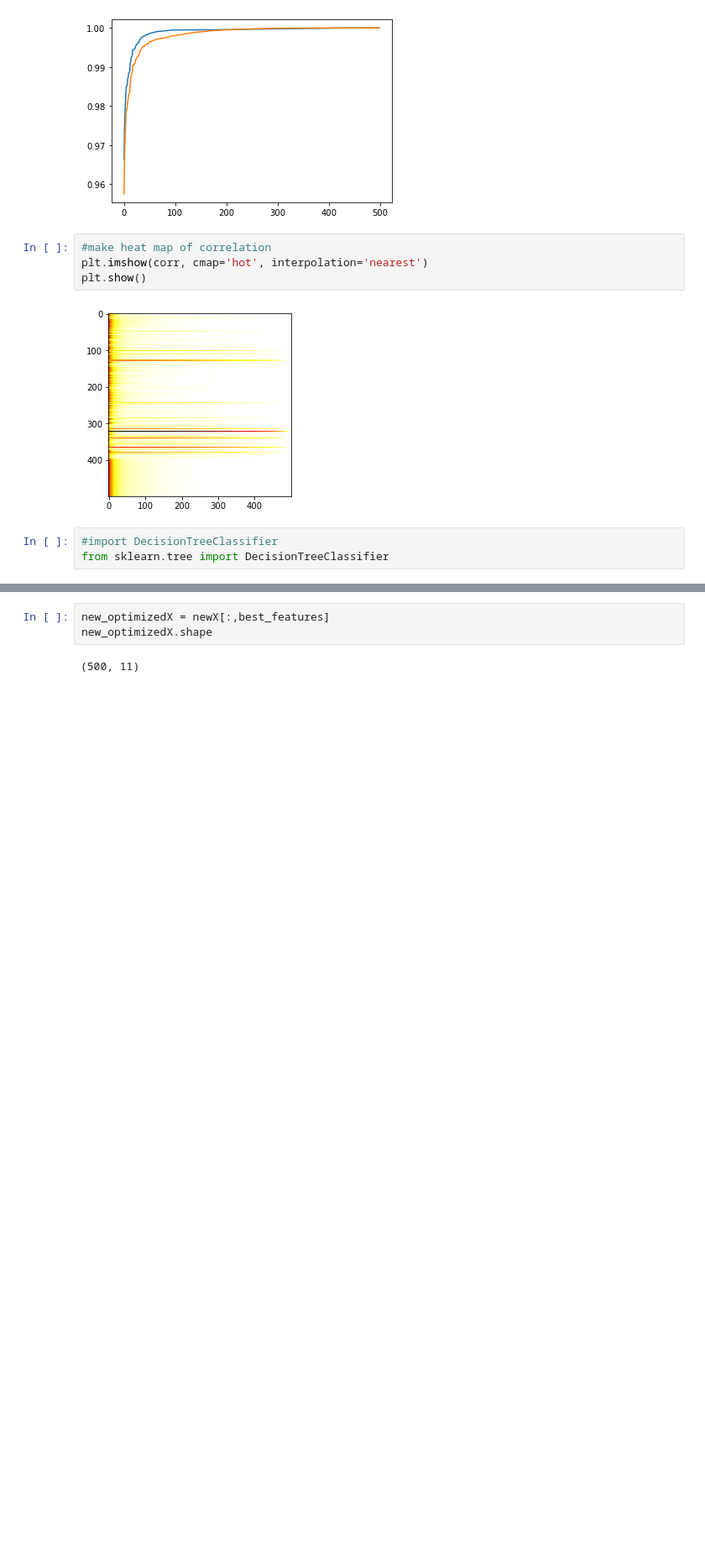
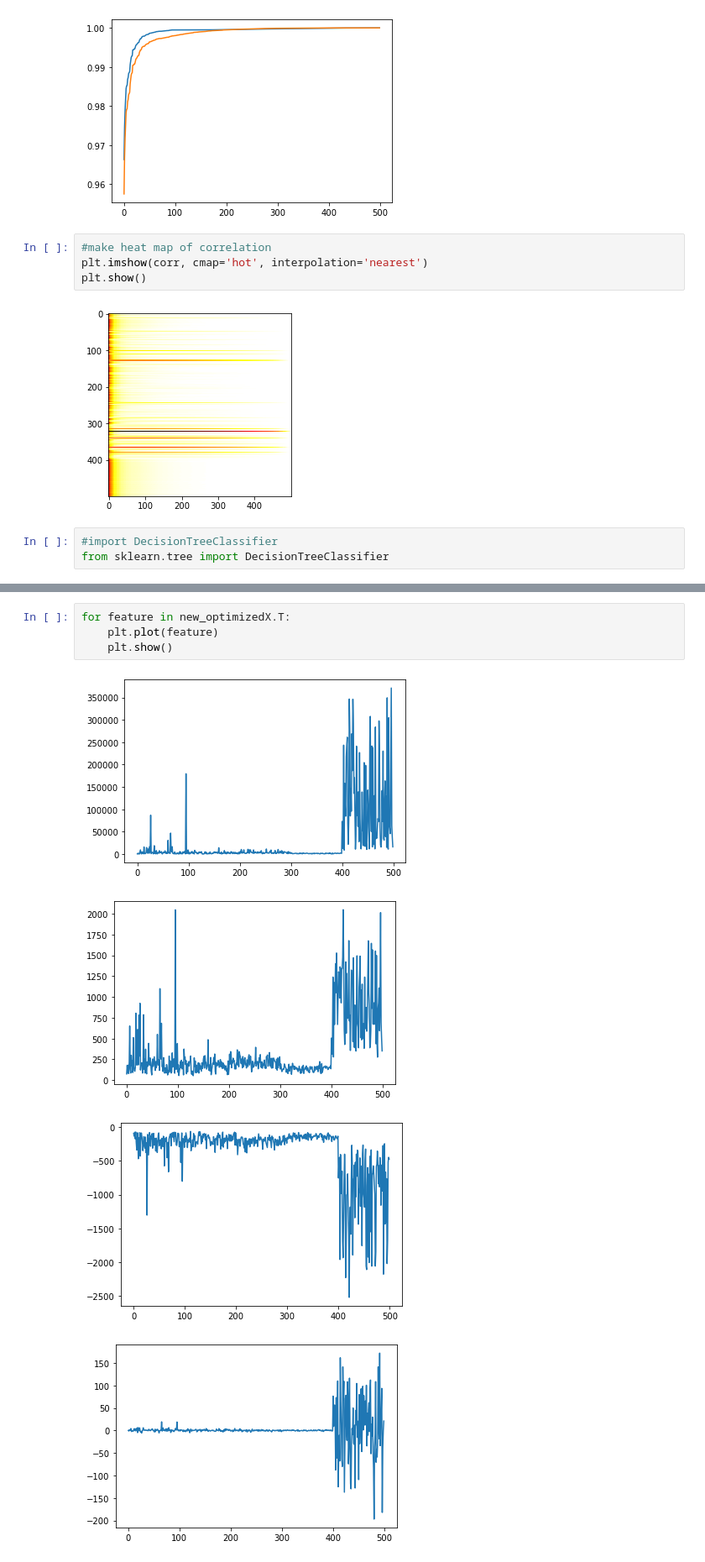
Before and after one commit to DevNerds2020/EEG-signals-machine-learning, a Jupyter notebook: pre-proc.ipynb, the cells around one changed output, grey strips where cells are left out. Shown at 84% size. Saved outputs shown, nothing was run; the diff lists cells and outputs as text; blank space fills up the shorter version.

```diff
--- a/pre-proc.ipynb
+++ b/pre-proc.ipynb
@@ -769,5 +770,9 @@ feature 14 (accuracy, recall, precision): 0.9 0.7307692307692307 0.8636363636363
-# %%
-new_optimizedX = newX[:,best_features]
-new_optimizedX.shape
-# %% [output]
-(500, 11)
+# %%
+for feature in new_optimizedX.T:
+    plt.plot(feature)
+    plt.show()
+# %% [output]
+[figure, added]
+[figure, added]
+[figure, added]
+[figure, added]
```
Also changed, not shown: parts of 12 cells of this notebook.
